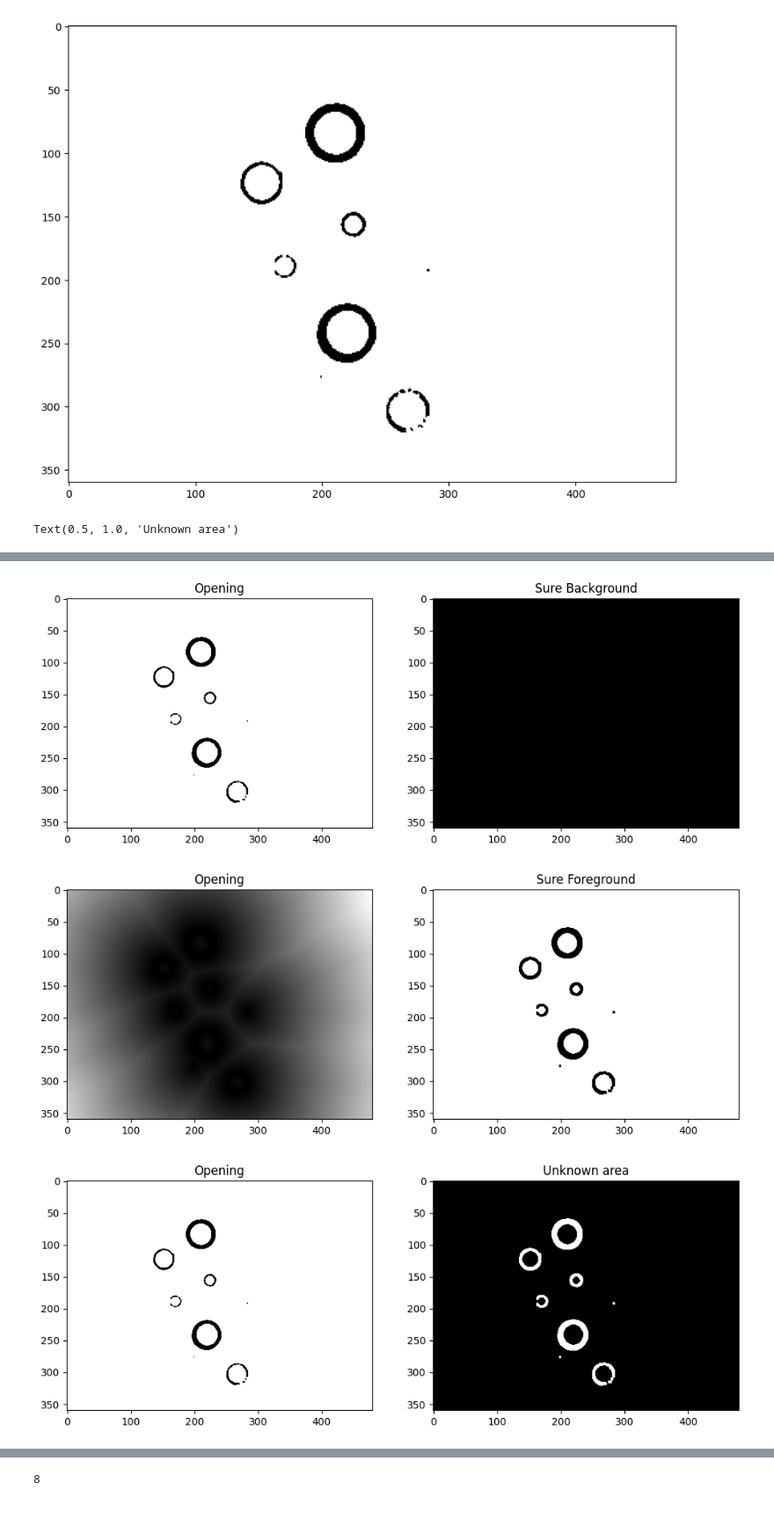
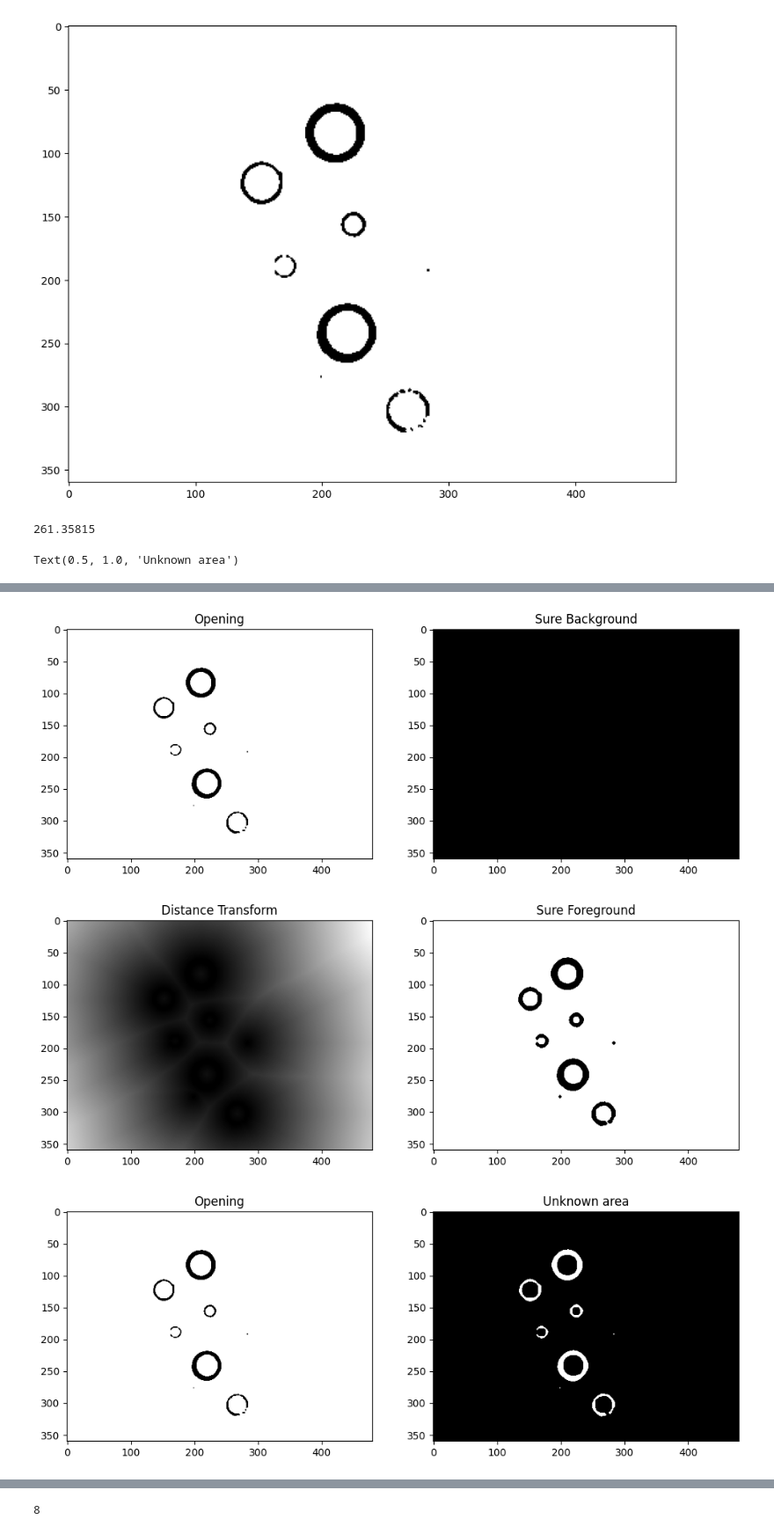
Before and after one commit to mrekoc/NeuronEye, a Jupyter notebook: Code/watershed.ipynb, the cells around one changed output, grey strips where cells are left out. Shown at 88% size. Drawn from its saved outputs; the diff is of its cells as text; code cells hidden in the pictures.

```diff
--- a/Code/watershed.ipynb
+++ b/Code/watershed.ipynb
@@ -35,43 +52,46 @@ kernel = np.ones((1,1),np.uint8)
 closing = cv.morphologyEx(opening,cv.MORPH_DILATE,kernel, iterations = 1)
 
 fig, axs = plt.subplots(1,2)
-axs[0].imshow(opening, cmap = 'gray') #, clim = (220,250))
+axs[0].imshow(thresh, cmap = 'gray') #, clim = (220,250))
 axs[0].set_title('Thresh')
-axs[1].imshow(closing, cmap = 'gray')
+axs[1].imshow(opening, cmap = 'gray')
 axs[1].set_title('Opening')
 
 # sure background area
 kernel = np.ones((3,3),np.uint8)
 sure_bg = cv.dilate(opening,kernel,iterations=4)
 
 fig, axs = plt.subplots(1,2)
 axs[0].imshow(opening, cmap = 'gray') #, clim = (220,250))
 axs[0].set_title('Opening')
 axs[1].imshow(sure_bg, cmap = 'gray')
 axs[1].set_title('Sure Background')
 
 # Finding sure foreground area
 dist_transform = cv.distanceTransform(closing,cv.DIST_L2,5)
-ret, sure_fg = cv.threshold(dist_transform,0.007*dist_transform.max(),255,0)
+print(dist_transform.max())
+ret, sure_fg = cv.threshold(dist_transform,0.008*dist_transform.max(),255,0)
 
 fig, axs = plt.subplots(1,2)
 axs[0].imshow(dist_transform, cmap = 'gray') #, clim = (220,250))
-axs[0].set_title('Opening')
+axs[0].set_title('Distance Transform')
 axs[1].imshow(sure_fg, cmap = 'gray')
 axs[1].set_title('Sure Foreground')
 
 # Finding unknown region
 sure_fg = np.uint8(sure_fg)
 unknown = cv.subtract(sure_bg,sure_fg)
+unknown = cv.morphologyEx(unknown,cv.MORPH_ERODE,kernel, iterations = 1)
 
 fig, axs = plt.subplots(1,2)
 axs[0].imshow(opening, cmap = 'gray') #, clim = (220,250))
 axs[0].set_title('Opening')
 axs[1].imshow(unknown, cmap = 'gray')
 axs[1].set_title('Unknown area')
 # %% [output]
-Text(0.5, 1.0, 'Unknown area')
+261.35815
+Text(0.5, 1.0, 'Unknown area')
 [figure]
 [figure]
-[figure, old version]
+[figure, new version]
 [figure]
```
Also changed, not shown: parts of 6 cells of this notebook, 10 other files.
